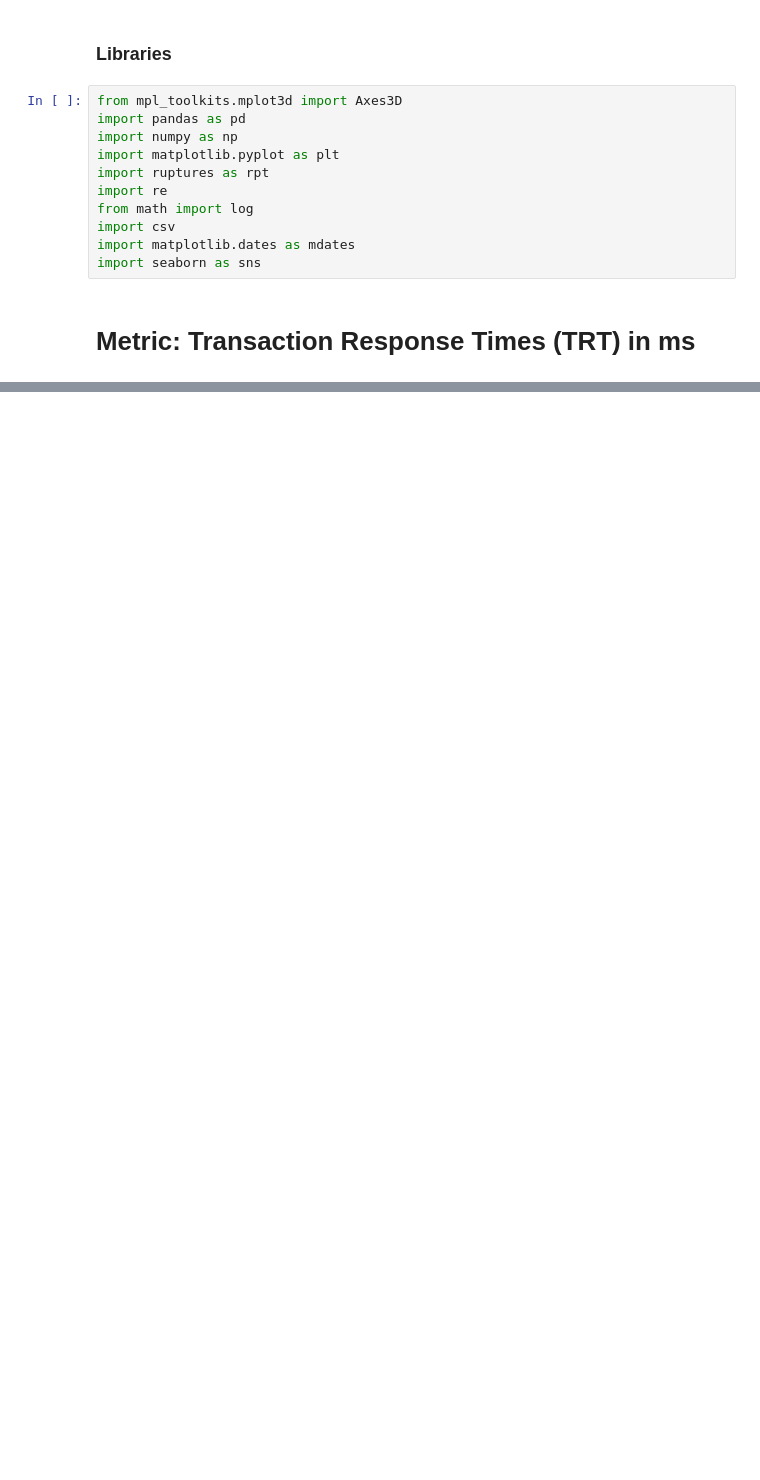
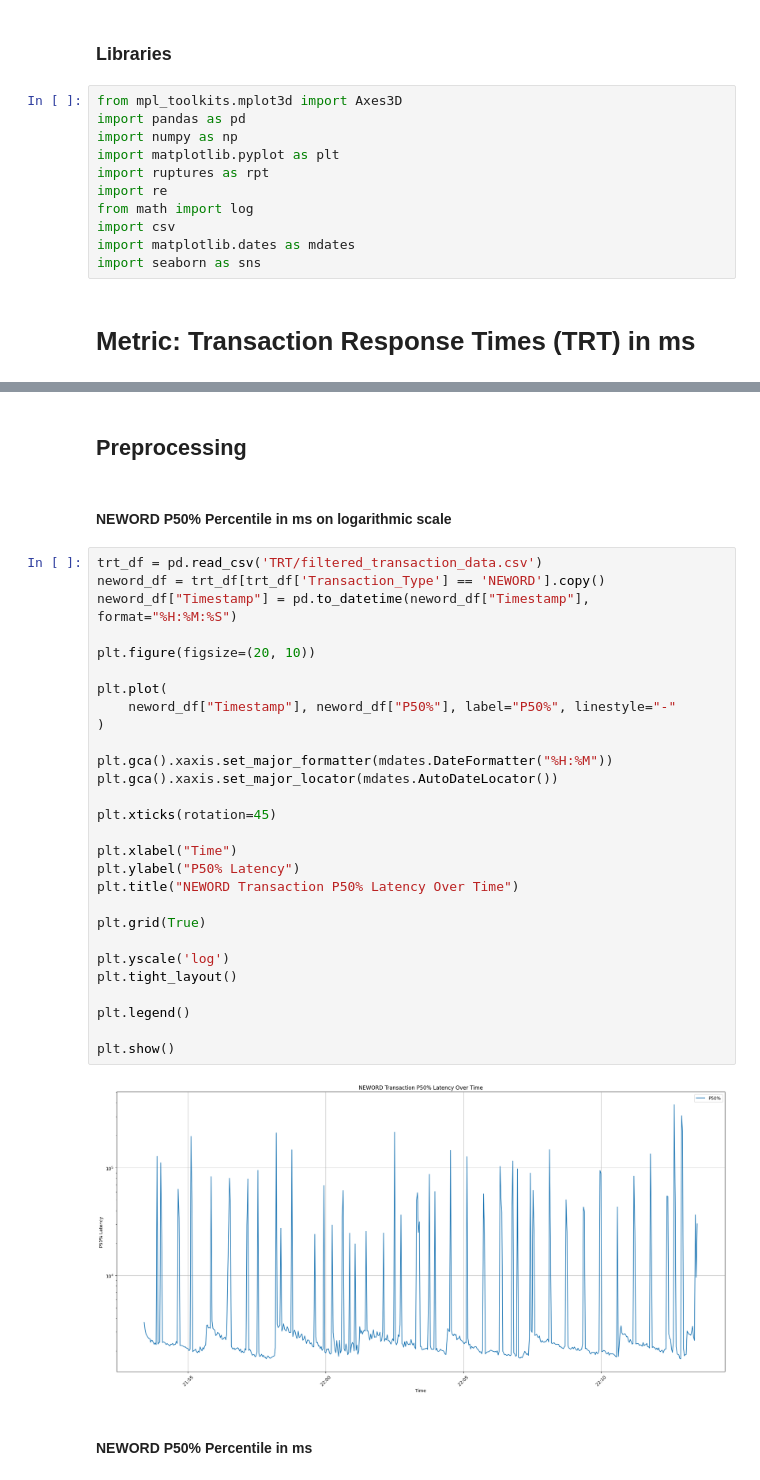
Before and after one commit to Niklasfomin/Scalable-Software-Systems-PJ-TU-Berlin, a Jupyter notebook: ExperimentsAndResults/SUT_1/docker.ipynb, the cells around one changed output, grey strips where cells are left out. Saved outputs shown, nothing was run; the diff lists cells and outputs as text; blank space fills up the shorter version.

```diff
--- a/ExperimentsAndResults/SUT_1/docker.ipynb
+++ b/ExperimentsAndResults/SUT_1/docker.ipynb
@@ -530,0 +69,36 @@ plt.show()
+# %% [markdown]
+## Preprocessing
+# %% [markdown]
+#### NEWORD P50% Percentile in ms on logarithmic scale
+# %%
+trt_df = pd.read_csv('TRT/filtered_transaction_data.csv')
+neword_df = trt_df[trt_df['Transaction_Type'] == 'NEWORD'].copy()
+neword_df["Timestamp"] = pd.to_datetime(neword_df["Timestamp"], format="%H:%M:%S")
+
+plt.figure(figsize=(20, 10))
+
+plt.plot(
+    neword_df["Timestamp"], neword_df["P50%"], label="P50%", linestyle="-"
+)
+
+plt.gca().xaxis.set_major_formatter(mdates.DateFormatter("%H:%M"))
+plt.gca().xaxis.set_major_locator(mdates.AutoDateLocator())
+
+plt.xticks(rotation=45)
+
+plt.xlabel("Time")
+plt.ylabel("P50% Latency")
+plt.title("NEWORD Transaction P50% Latency Over Time")
+
+plt.grid(True)
+
+plt.yscale('log')
+plt.tight_layout()
+
+plt.legend()
+
+plt.show()
+# %% [output]
+[figure, added]
+# %% [markdown]
+#### NEWORD P50% Percentile in ms
```
Also changed, not shown: parts of 80 cells of this notebook, 9 other files.
